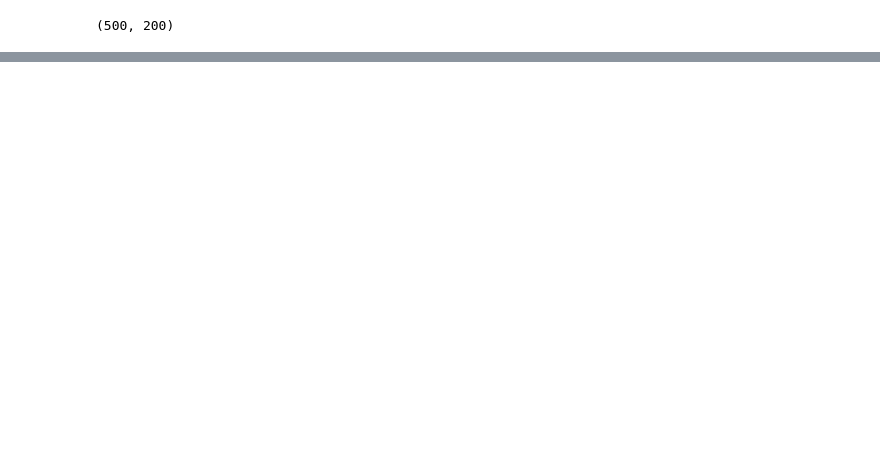
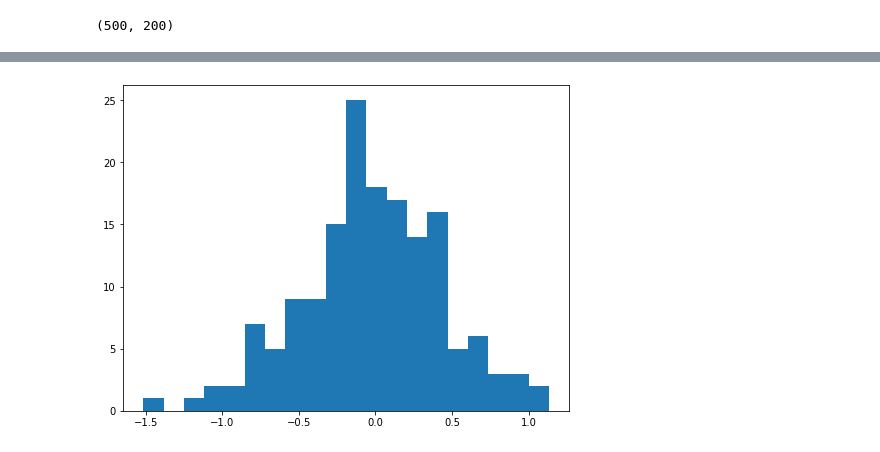
Before and after one commit to jingfuyuan/MovieRecommender, a Jupyter notebook: mf_keras.ipynb, the cells around one changed output, grey strips where cells are left out. Drawn from its saved outputs; the diff is of its cells as text; code cells hidden in the pictures; blank space fills up the shorter version.

```diff
--- a/mf_keras.ipynb
+++ b/mf_keras.ipynb
@@ -326,0 +449,20 @@ plt.show()
+# %%
+def autorec_input(userId):
+    arr = np.zeros(M)
+    user_df = df2[df2['userId']==userId]
+    arr[user_df.movieId.values] = user_df.rating.values - mean_rating
+    return np.expand_dims(arr, 0)
+
+def autorec_rate_allmovies(model, userId):
+    X = autorec_input(userId)
+    pred = model.predict(X)[0]
+    result_df = pd.DataFrame({
+        "userId": userId,
+        "movieId": np.arange(M),
+        "autorec_rating": pred + mean_rating
+    })
+    actual_df = df2.loc[df2["userId"]==userId, ["movieId", "rating"]]
+    result_df = pd.merge(result_df, actual_df, how="left", on="movieId")
+    return result_df
+# %%
+autorec_rating_df = autorec_rate_allmovies(model2, 20)
@@ -326,0 +471,4 @@ plt.show()
+# %%
+compare_df = autorec_rating_df[~autorec_rating_df["rating"].isna()].assign(residual=lambda df: df['autorec_rating'] - df["rating"])
+print("this user rated {} movies".format(compare_df.shape[0]))
+compare_df
@@ -326,0 +490,6 @@ plt.show()
+# %%
+plt.figure(figsize=(8,6))
+plt.hist(compare_df["residual"], bins=20)
+plt.show()
+# %% [output]
+[figure, added]
```
Also changed, not shown: parts of 49 cells of this notebook, 1 other file.
